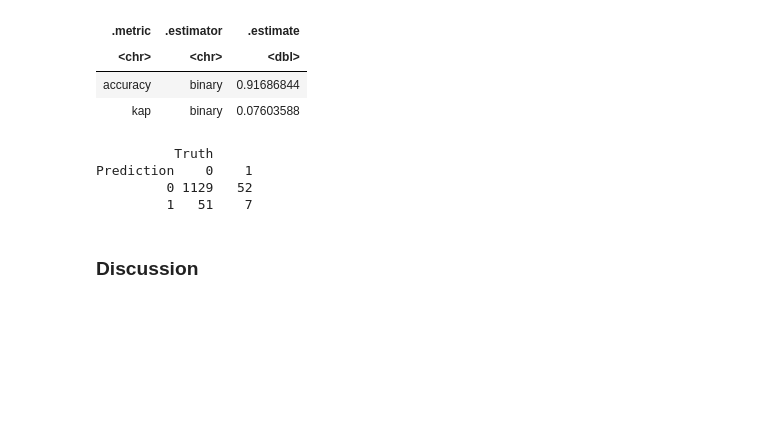
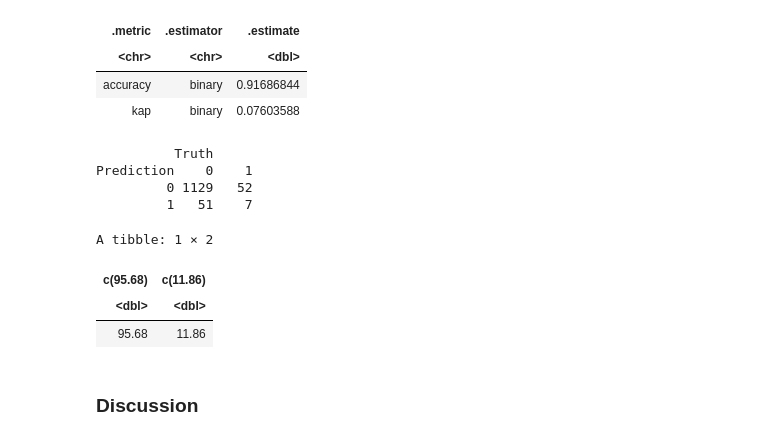
Before and after one commit to romansinkus/stroke-classification, a Jupyter notebook: Stroke_prediction.ipynb, the cells around one changed output. Drawn from its saved outputs; the diff is of its cells as text; code cells hidden in the pictures; blank space fills up the shorter version.

```diff
--- a/Stroke_prediction.ipynb
+++ b/Stroke_prediction.ipynb
@@ -396,6 +393,15 @@ A tibble: 2 × 3
 Prediction    0    1
          0 1129   52
          1   51    7
+# %%
+conf_mat_tibble <- tibble(c(95.68), c(11.86))
+conf_mat_plot <-  conf_mat_tibble
+conf_mat_tibble
+# %% [output]
+A tibble: 1 × 2
+| c(95.68) | c(11.86) |
+| <dbl> | <dbl> |
+| 95.68 | 11.86 |
 # %% [markdown]
 ### **Discussion**
 # %% [markdown]
```
Also changed, not shown: parts of 9 cells of this notebook.
